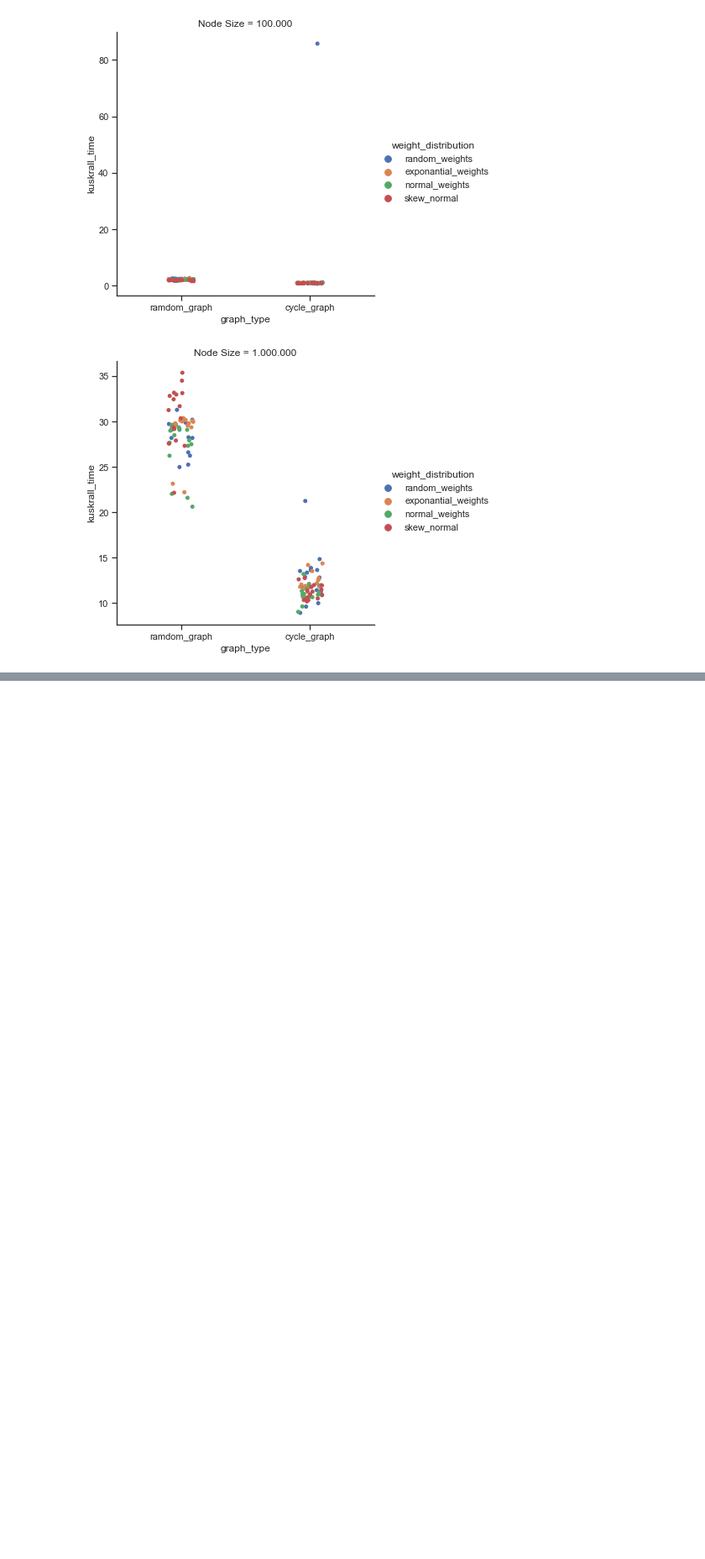
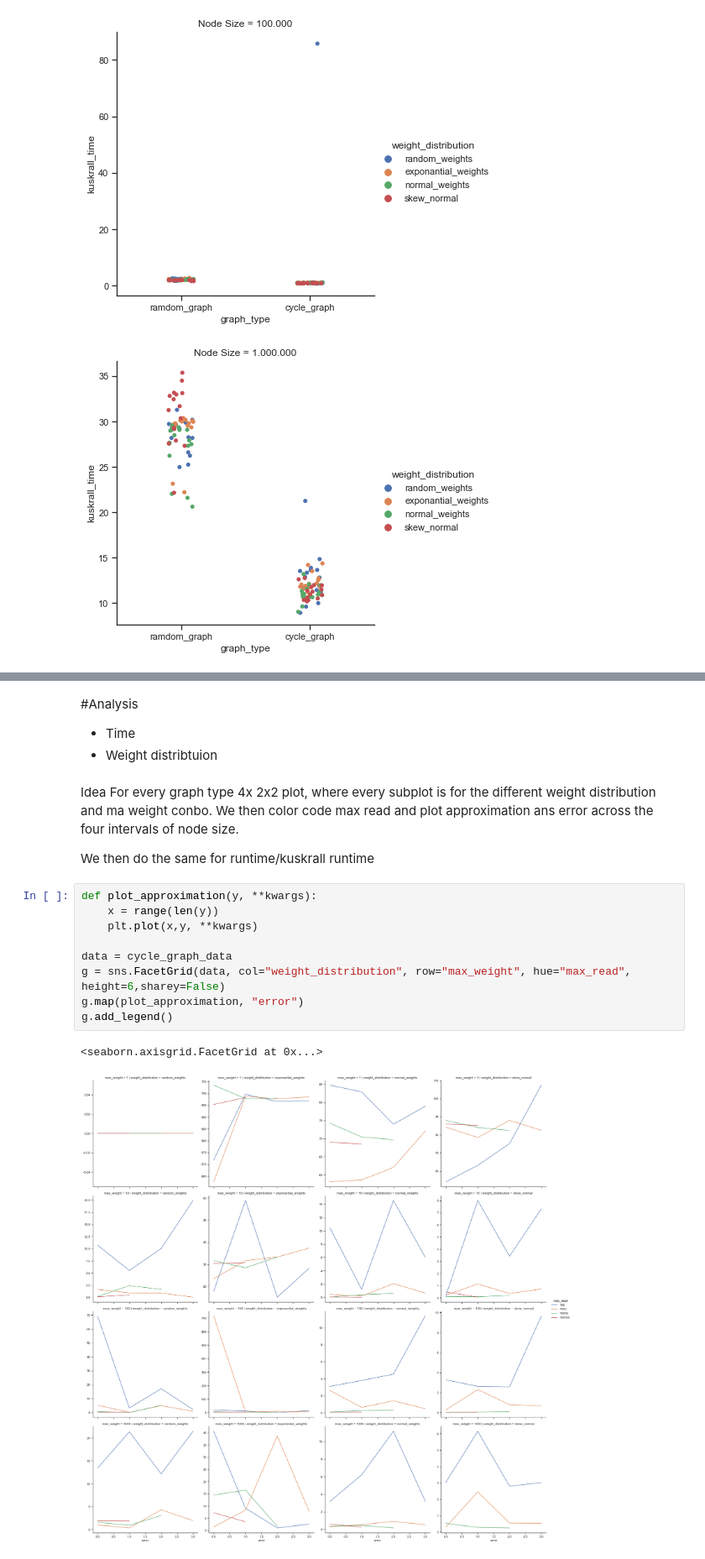
Before and after one commit to Skantz/tsp, a Jupyter notebook: mst/performance_plots.ipynb, the cells around one changed output, grey strips where cells are left out. Shown at 84% size. Drawn from its saved outputs; the diff is of its cells as text; blank space fills up the shorter version.

```diff
--- a/mst/performance_plots.ipynb
+++ b/mst/performance_plots.ipynb
@@ -129,0 +138,22 @@ plt.savefig("kuskrall_node1000000_wdistro.png")
+# %% [markdown]
+#Analysis
+- Time
+- Weight distribtuion
+# %% [markdown]
+Idea
+For every graph type 4x 2x2 plot, where every subplot is for the different weight distribution and ma weight conbo.
+We then color code max read and plot approximation ans error across the four intervals of node size.
+
+We then do the same for runtime/kuskrall runtime
+# %%
+def plot_approximation(y, **kwargs):
+    x = range(len(y))
+    plt.plot(x,y, **kwargs)
+
+data = cycle_graph_data
+g = sns.FacetGrid(data, col="weight_distribution", row="max_weight", hue="max_read", height=6,sharey=False)
+g.map(plot_approximation, "error")
+g.add_legend()
+# %% [output]
+<seaborn.axisgrid.FacetGrid at 0x...>
+[figure, added]
```
Also changed, not shown: parts of 3 cells of this notebook.
